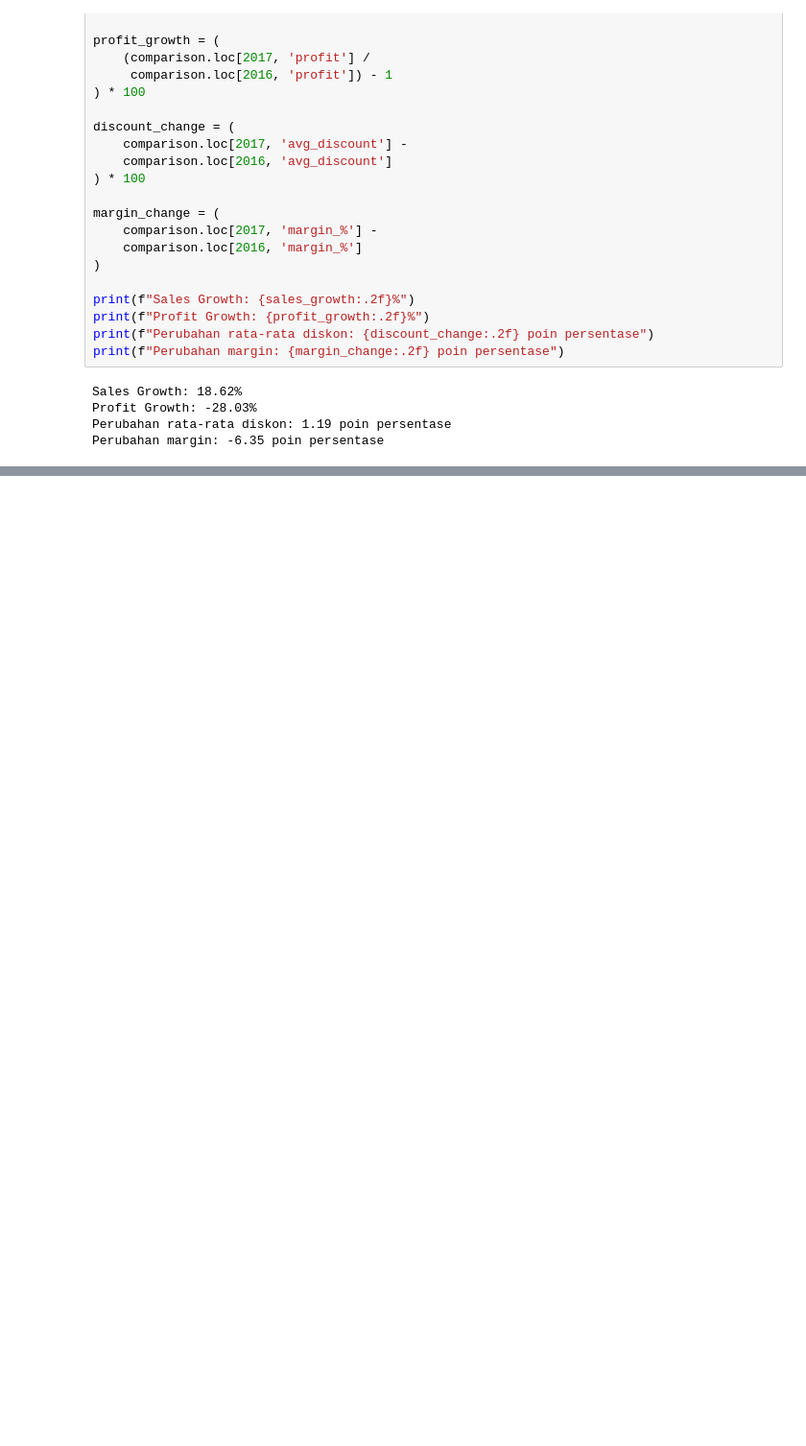
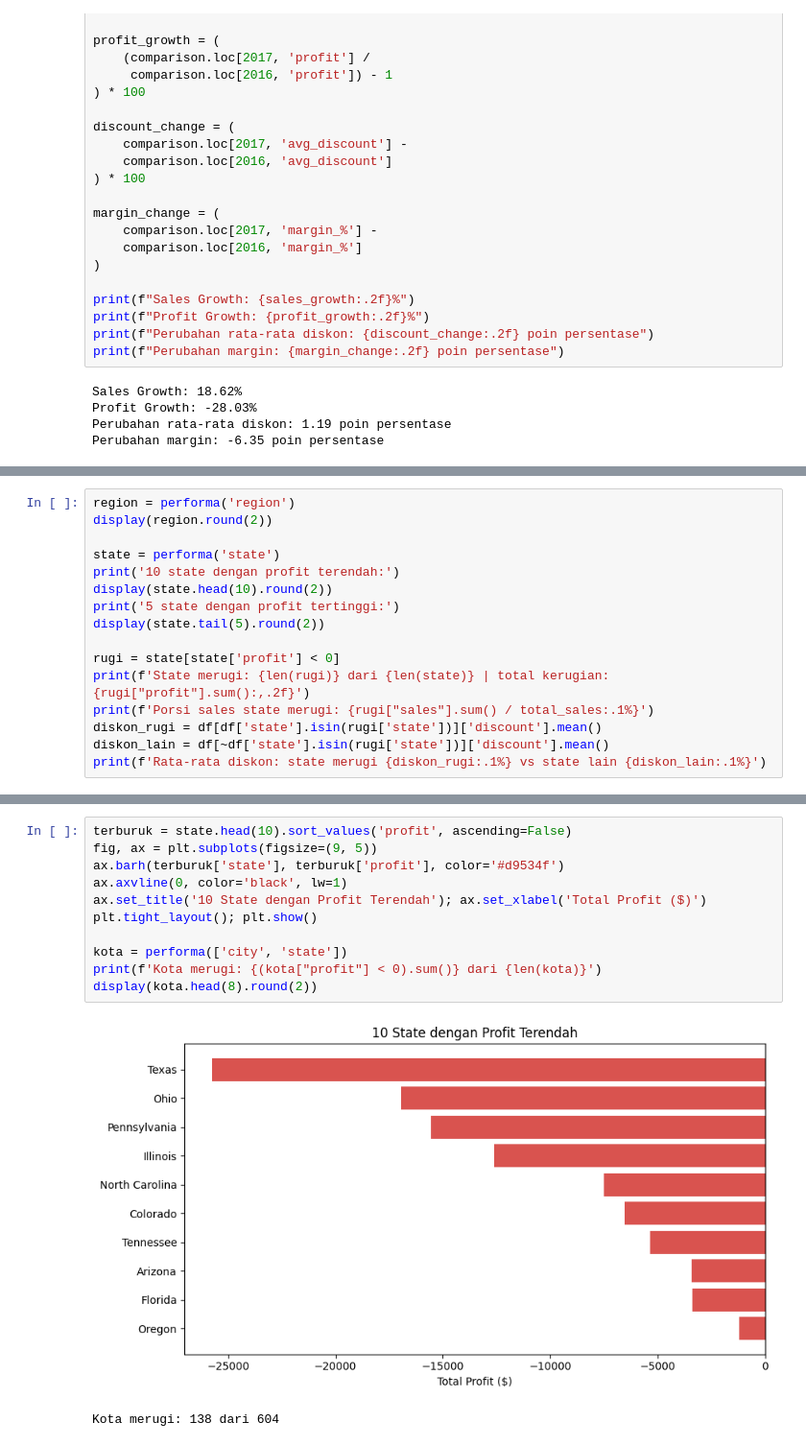
Before and after one commit to Iqbalfaridzi23/sales-performance-analysis, a Jupyter notebook: notebooks/03_eda.ipynb, the cells around one changed output, grey strips where cells are left out. Shown at 96% size. Cells and saved outputs as stored; diff of their text form; blank space fills up the shorter version.

```diff
--- a/notebooks/03_eda.ipynb
+++ b/notebooks/03_eda.ipynb
@@ -639,0 +791,16 @@ Jika dibandingkan dengan seluruh periode Q4, rata-rata diskon tahun 2017 bukan y
+# %%
+region = performa('region')
+display(region.round(2))
+
+state = performa('state')
+print('10 state dengan profit terendah:')
+display(state.head(10).round(2))
+print('5 state dengan profit tertinggi:')
+display(state.tail(5).round(2))
+
+rugi = state[state['profit'] < 0]
+print(f'State merugi: {len(rugi)} dari {len(state)} | total kerugian: {rugi["profit"].sum():,.2f}')
+print(f'Porsi sales state merugi: {rugi["sales"].sum() / total_sales:.1%}')
+diskon_rugi = df[df['state'].isin(rugi['state'])]['discount'].mean()
+diskon_lain = df[~df['state'].isin(rugi['state'])]['discount'].mean()
+print(f'Rata-rata diskon: state merugi {diskon_rugi:.1%} vs state lain {diskon_lain:.1%}')
@@ -639,0 +835,14 @@ Jika dibandingkan dengan seluruh periode Q4, rata-rata diskon tahun 2017 bukan y
+# %%
+terburuk = state.head(10).sort_values('profit', ascending=False)
+fig, ax = plt.subplots(figsize=(9, 5))
+ax.barh(terburuk['state'], terburuk['profit'], color='#d9534f')
+ax.axvline(0, color='black', lw=1)
+ax.set_title('10 State dengan Profit Terendah'); ax.set_xlabel('Total Profit ($)')
+plt.tight_layout(); plt.show()
+
+kota = performa(['city', 'state'])
+print(f'Kota merugi: {(kota["profit"] < 0).sum()} dari {len(kota)}')
+display(kota.head(8).round(2))
+# %% [output]
+[figure, added]
+Kota merugi: 138 dari 604
```
Also changed, not shown: parts of 32 cells of this notebook, 10 other files.
